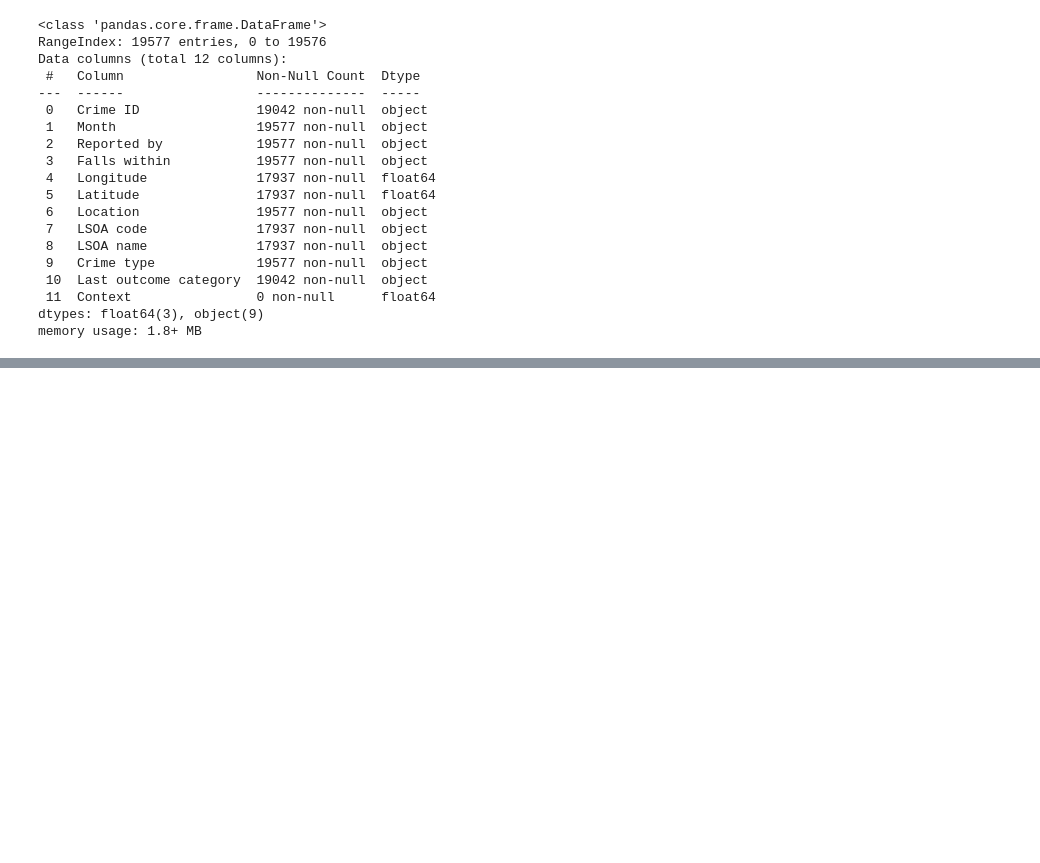
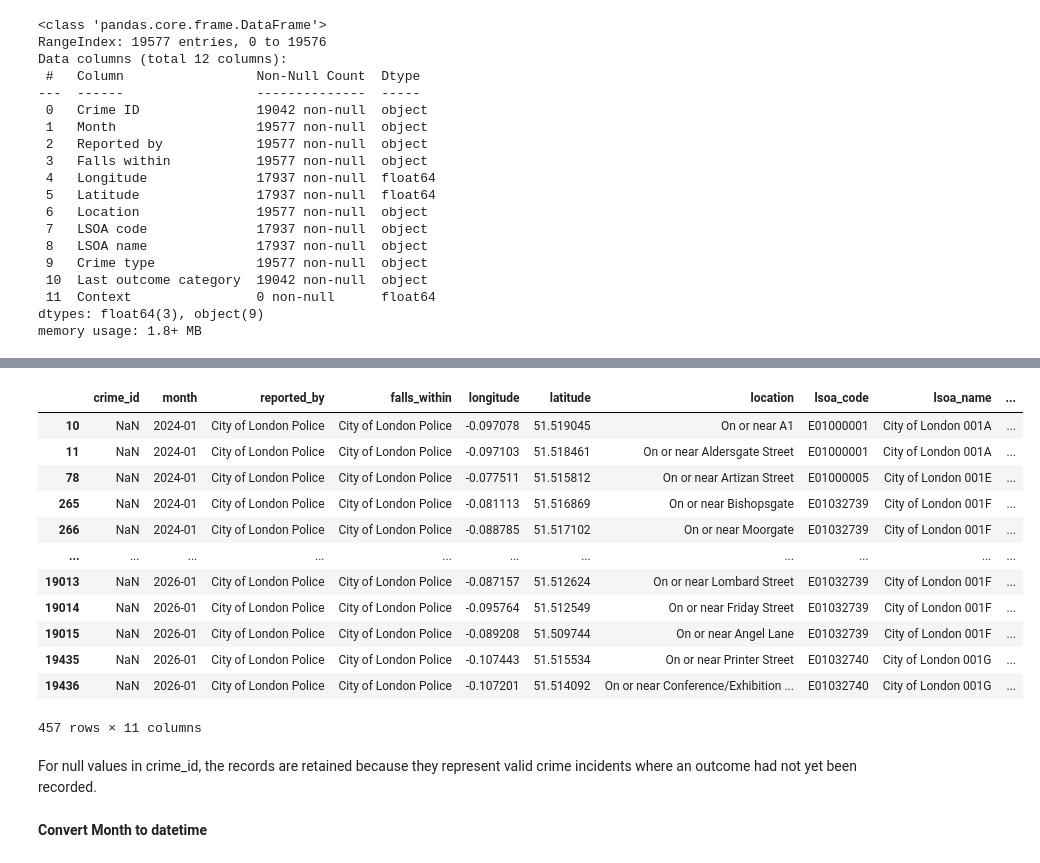
Before and after one commit to sunilramjali/crime_eda_remote, a Jupyter notebook: notebooks/preprocessing.ipynb, the cells around one changed output, grey strips where cells are left out. Drawn from its saved outputs; the diff is of its cells as text; code cells hidden in the pictures; blank space fills up the shorter version.

```diff
--- a/notebooks/preprocessing.ipynb
+++ b/notebooks/preprocessing.ipynb
@@ -140,0 +159,4 @@ memory usage: 68.9+ KB
+# %%
+# drop rows with no location data
+city = city.dropna(subset=["longitude"], inplace=False)
+round(city.isnull().mean(), 2) # check the number of null values in each column to ensure the rows with missing location data have been removed
@@ -140,0 +176,21 @@ memory usage: 68.9+ KB
+# %%
+# rows with null values in crime_id
+city[city["crime_id"].isnull()] # check the rows with null values in crime_id to understand if there are any patterns in the missing data
+# %% [output]
+|  | crime_id | month | reported_by | falls_within | longitude | latitude | location | lsoa_code | lsoa_name | ... |
+| 10 | NaN | 2024-01 | City of London Police | City of London Police | -0.097078 | 51.519045 | On or near A1 | E01000001 | City of London 001A | ... |
+| 11 | NaN | 2024-01 | City of London Police | City of London Police | -0.097103 | 51.518461 | On or near Aldersgate Street | E01000001 | City of London 001A | ... |
+| 78 | NaN | 2024-01 | City of London Police | City of London Police | -0.077511 | 51.515812 | On or near Artizan Street | E01000005 | City of London 001E | ... |
+| 265 | NaN | 2024-01 | City of London Police | City of London Police | -0.081113 | 51.516869 | On or near Bishopsgate | E01032739 | City of London 001F | ... |
+| 266 | NaN | 2024-01 | City of London Police | City of London Police | -0.088785 | 51.517102 | On or near Moorgate | E01032739 | City of London 001F | ... |
+| ... | ... | ... | ... | ... | ... | ... | ... | ... | ... | ... |
+| 19013 | NaN | 2026-01 | City of London Police | City of London Police | -0.087157 | 51.512624 | On or near Lombard Street | E01032739 | City of London 001F | ... |
+| 19014 | NaN | 2026-01 | City of London Police | City of London Police | -0.095764 | 51.512549 | On or near Friday Street | E01032739 | City of London 001F | ... |
+| 19015 | NaN | 2026-01 | City of London Police | City of London Police | -0.089208 | 51.509744 | On or near Angel Lane | E01032739 | City of London 001F | ... |
+| 19435 | NaN | 2026-01 | City of London Police | City of London Police | -0.107443 | 51.515534 | On or near Printer Street | E01032740 | City of London 001G | ... |
+| 19436 | NaN | 2026-01 | City of London Police | City of London Police | -0.107201 | 51.514092 | On or near Conference/Exhibition ... | E01032740 | City of London 001G | ... |
+457 rows × 11 columns
+# %% [markdown]
+For null values in crime_id, the records are retained because they represent valid crime incidents where an outcome had not yet been recorded.
+# %% [markdown]
+**Convert Month to datetime**
```
Also changed, not shown: parts of 39 cells of this notebook, 1 other file.
